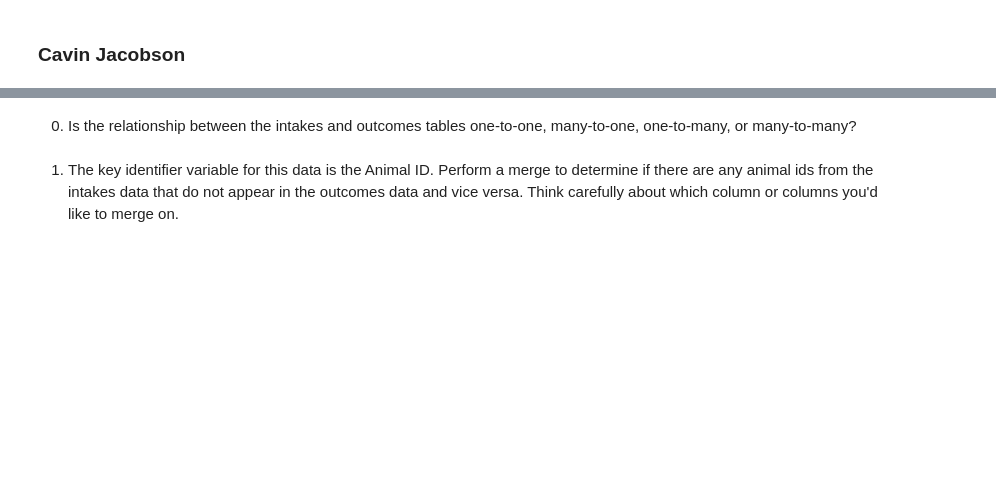
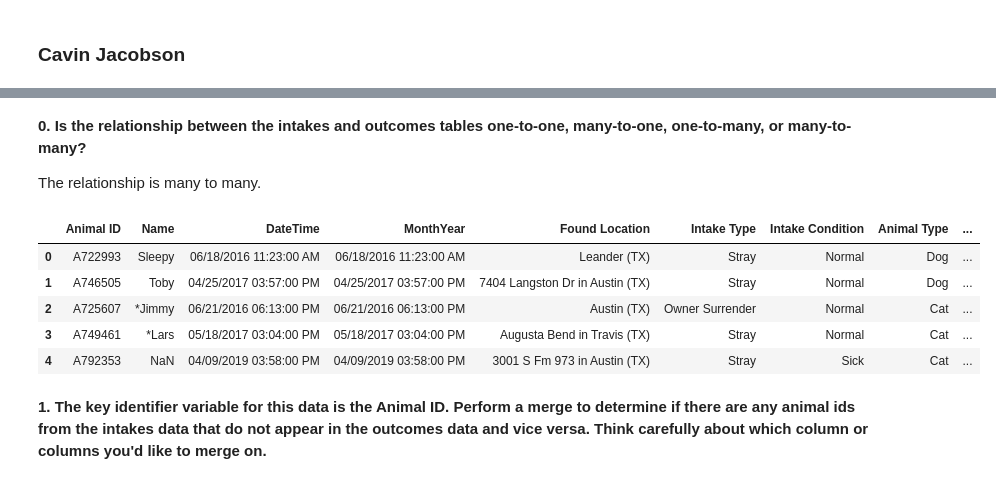
Before and after one commit to nss-data-science-cohort-8/merging-extra-practice-Mythical-clj, a Jupyter notebook: notebooks/Merging_Exercise.ipynb, the cells around one changed output, grey strips where cells are left out. Cells and saved outputs as stored; diff of their text form; code cells hidden in the pictures; blank space fills up the shorter version.

```diff
--- a/notebooks/Merging_Exercise.ipynb
+++ b/notebooks/Merging_Exercise.ipynb
@@ -22,4 +14,15 @@ intakes.head(4)
 # %% [markdown]
-0. Is the relationship between the intakes and outcomes tables one-to-one, many-to-one, one-to-many, or many-to-many?
+**0. Is the relationship between the intakes and outcomes tables one-to-one, many-to-one, one-to-many, or many-to-many?**
+
+The relationship is many to many.
+# %%
+pd.merge(intakes, outcomes, validate='many_to_many')
+# %% [output]
+|  | Animal ID | Name | DateTime | MonthYear | Found Location | Intake Type | Intake Condition | Animal Type | ... |
+| 0 | A722993 | Sleepy | 06/18/2016 11:23:00 AM | 06/18/2016 11:23:00 AM | Leander (TX) | Stray | Normal | Dog | ... |
+| 1 | A746505 | Toby | 04/25/2017 03:57:00 PM | 04/25/2017 03:57:00 PM | 7404 Langston Dr in Austin (TX) | Stray | Normal | Dog | ... |
+| 2 | A725607 | *Jimmy | 06/21/2016 06:13:00 PM | 06/21/2016 06:13:00 PM | Austin (TX) | Owner Surrender | Normal | Cat | ... |
+| 3 | A749461 | *Lars | 05/18/2017 03:04:00 PM | 05/18/2017 03:04:00 PM | Augusta Bend in Travis (TX) | Stray | Normal | Cat | ... |
+| 4 | A792353 | NaN | 04/09/2019 03:58:00 PM | 04/09/2019 03:58:00 PM | 3001 S Fm 973 in Austin (TX) | Stray | Sick | Cat | ... |
 # %% [markdown]
-1. The key identifier variable for this data is the Animal ID. Perform a merge to determine if there are any animal ids from the intakes data that do not appear in the outcomes data and vice versa. Think carefully about which column or columns you'd like to merge on.
+**1. The key identifier variable for this data is the Animal ID. Perform a merge to determine if there are any animal ids from the intakes data that do not appear in the outcomes data and vice versa. Think carefully about which column or columns you'd like to merge on.**
```
Also changed, not shown: parts of 12 cells of this notebook.
